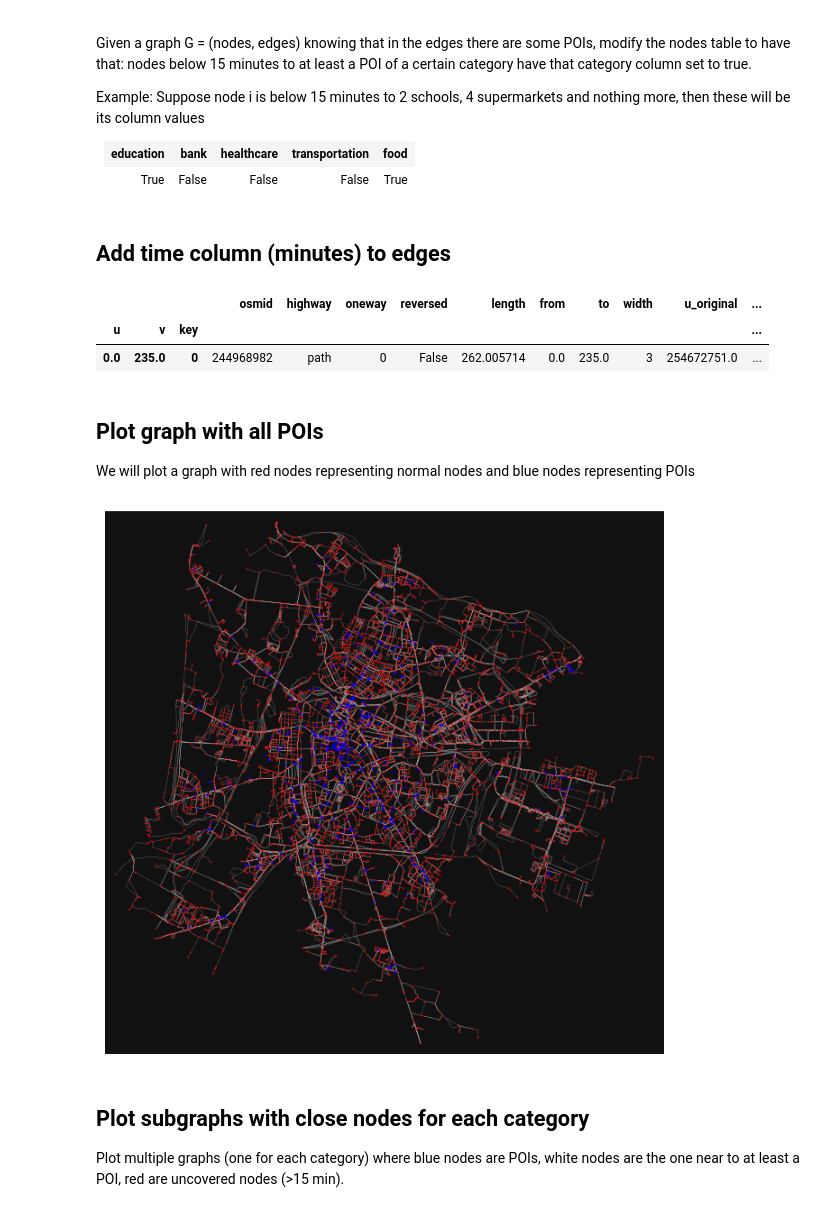
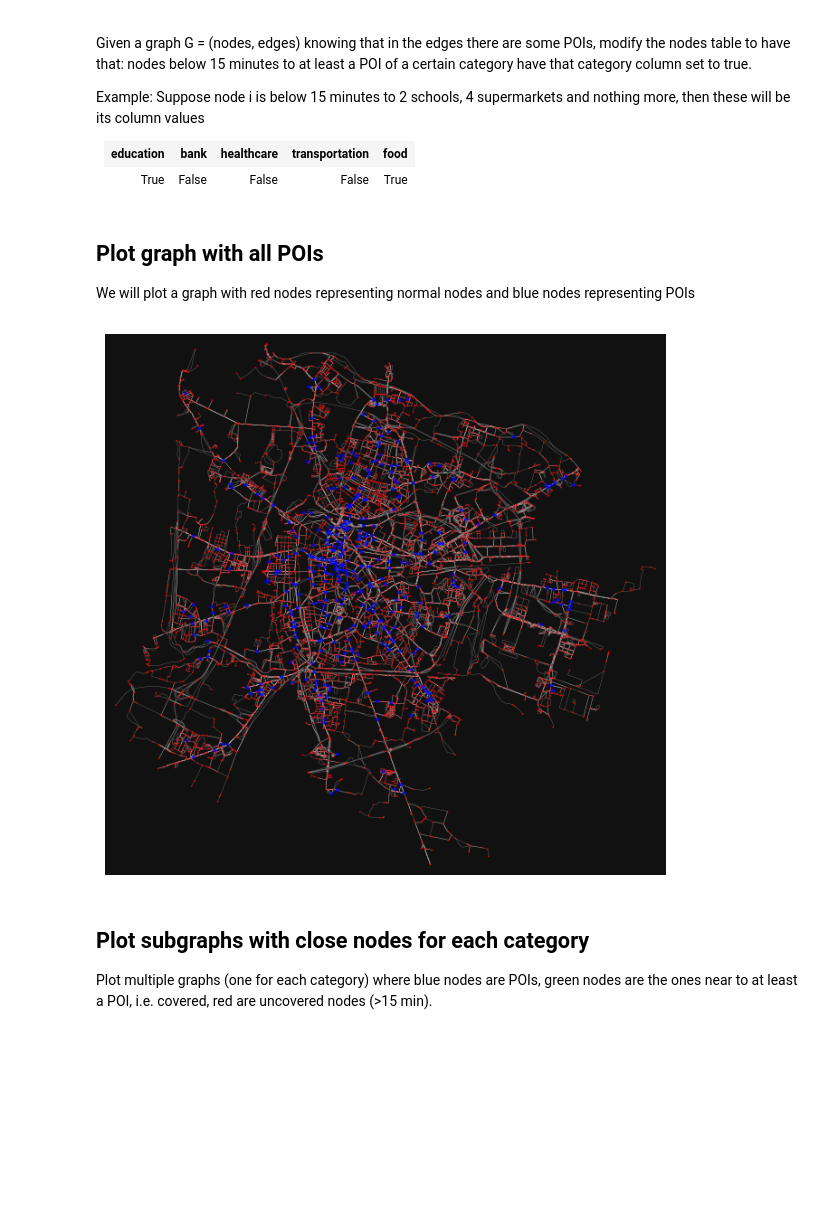
Before and after one commit to danielcharles0/LFN2324, a Jupyter notebook: Coverage.ipynb, the cells around one changed output. Cells and saved outputs as stored; diff of their text form; code cells hidden in the pictures; blank space fills up the shorter version.

```diff
--- a/Coverage.ipynb
+++ b/Coverage.ipynb
@@ -25,10 +19,13 @@ edges = edges.set_index(['u', 'v', 'key'])
 # %%
 categories = ["education", "bank", "healthcare", "transportation", "food" ]
+
+#initialize all entries to False
 for category in categories:
     nodes[category] = False
 
+#if the node is a POI then set its entries to True
 for index, node in nodes.iterrows():
-    if(node["highway"] in categories):
+    if node["POI"] in categories:
         for category in categories:
             nodes.at[index, category] = True
 # %%
@@ -52,52 +52,48 @@ G = ox.utils_graph.graph_from_gdfs(nodes, edges)
     <td>False</td>
     <td>True</td>
   </tr>
-# %% [markdown]
-<h2>Add time column (minutes) to edges</h2>
 # %%
-travel_speed = 4.5  # walking speed in km/hour
+travel_speed = 4.82  # walking speed in km/hour
+
 # add an edge attribute for time in minutes required to traverse each edge
 meters_per_minute = travel_speed * 1000 / 60  # km per hour to m per minute
 for _, _, _, data in G.edges(data=True, keys=True):
     data["time"] = data["length"] / meters_per_minute
-# %%
-nodes, edges = ox.graph_to_gdfs(G)
-edges.head(1)
-# %% [output]
-|  |  |  | osmid | highway | oneway | reversed | length | from | to | width | u_original | ... |
-| u | v | key |  |  |  |  |  |  |  |  |  | ... |
-| 0.0 | 235.0 | 0 | 244968982 | path | 0 | False | 262.005714 | 0.0 | 235.0 | 3 | 254672751.0 | ... |
+# %%
+edges = ox.graph_to_gdfs(G, nodes=False)
+
+G = ox.graph_from_gdfs(nodes, edges)
 # %% [markdown]
 <h2>Plot graph with all POIs</h2>
 <p>We will plot a graph with red nodes representing normal nodes and blue nodes representing POIs</p>
 # %%
-# color the nodes: red - normal; blue - POIs
+## color the nodes: red - normal; blue - POIs
 node_colors = {}
 node_sizes = {}
 for node, data in G.nodes(data=True):
     node_id = node
-    highway = data.get('highway', None)
-    if highway in categories:
+    poi = data.get("POI", None)
+    if poi in categories:
         node_colors[node_id] = "blue"
-        node_sizes[node_id] = 4
+        node_sizes[node_id] = 8
     else:
         node_colors[node_id] = "red"
         node_sizes[node_id] = 1.8
 
 
 nc = [node_colors[node] if node in node_colors else "none" for node in G.nodes()]
 ns = [node_sizes[node] if node in node_sizes else "none" for node in G.nodes()]
 
 fig, ax = ox.plot_graph(
     G,
     node_color=nc,
     node_size=ns,
     node_alpha=0.8,
     edge_linewidth=0.2,
     edge_color="#999999",
 )
 # %% [output]
-[figure, old version]
+[figure, new version]
 # %% [markdown]
 <h2>Plot subgraphs with close nodes for each category</h2>
-<p>Plot multiple graphs (one for each category) where blue nodes are POIs, white nodes are the one near to at least a POI, red are uncovered nodes (>15 min).</p>
+<p>Plot multiple graphs (one for each category) where blue nodes are POIs, green nodes are the ones near to at least a POI, i.e. covered, red are uncovered nodes (>15 min).</p>
```
Also changed, not shown: parts of 14 cells of this notebook.
